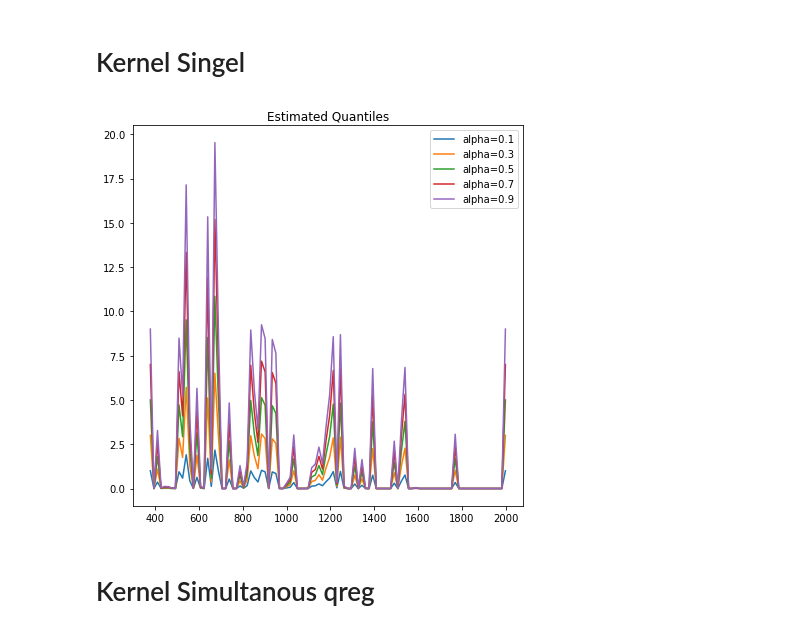
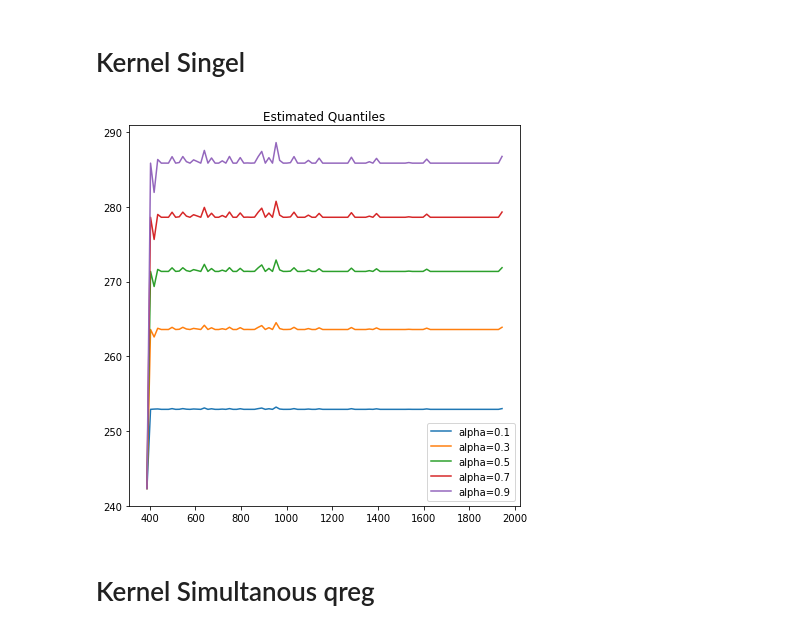
Before and after one commit to DimSum2k/Multi-Task-Quantile-Regression, a Jupyter notebook: Methods Comparaisons.ipynb, the cells around one changed output. Cells and saved outputs as stored; diff of their text form; code cells hidden in the pictures.

```diff
--- a/Methods Comparaisons.ipynb
+++ b/Methods Comparaisons.ipynb
@@ -81,14 +84,15 @@ plt.show()
 # %% [markdown]
 # Kernel Singel
 # %%
-nsample = len(x)
-X = x
+nsample = len(x_train)
+X = x_train.copy()
+y = y_train.copy()
 
 gauss_kernel = lambda u,v,sigma=1: np.exp(-np.sum((u-v)**2)/sigma**2)
-quantile_sol = lambda u,v: np.sum([v[i]*gauss_kernel(u,X[i]) for i in range(nsample)])
+quantile_sol = lambda u,v,b: np.sum([v[i]*gauss_kernel(u,X[i]) for i in range(nsample)]) + b
 
 sigma=0.1
-lambd = 0.1
+lambd = 1
 
 K = np.zeros((nsample,nsample))
 for i in range(nsample):
@@ -98,7 +102,7 @@ for i in range(nsample):
 alpha_l = probs
 
 # Generate a random non-trivial quadratic program.
-n = 3*nsample
+n = 3*nsample+1
 m = 4*nsample
 
 #np.random.seed(1)
@@ -113,37 +117,39 @@ G[2*nsample:3*nsample,0:nsample] = -K
 G[2*nsample:3*nsample,nsample:2*nsample] = -np.eye(nsample)
 G[3*nsample:4*nsample,0:nsample] = K
 G[3*nsample:4*nsample,2*nsample:3*nsample] = np.eye(nsample)
+G[2*nsample:3*nsample,-1] = -1
+G[3*nsample:4*nsample,-1] = 1
 
 h = np.zeros(m)
 h[2*nsample:3*nsample] = -y
 h[3*nsample:4*nsample] = y
 
 abscisse = np.linspace(min(X),max(X),100)
 plt.figure(figsize=(7,7))
 
 for alpha in alpha_l:
 
     q = np.zeros(n)
     q[nsample:2*nsample] = alpha
     q[2*nsample:3*nsample] = 1-alpha
 
     # Define and solve the CVXPY problem.
     x = cp.Variable(n)
     prob = cp.Problem(cp.Minimize(lambd*0.5*cp.quad_form(x, P) + q.T @ x),
                      [G @ x <= h])
     prob.solve()
 
-    w_opt = x.value[:nsample]
+    w_opt,b = x.value[:nsample],x.value[-1]
 
-    t = [quantile_sol(xi,w_opt) for xi in abscisse]
+    t = [quantile_sol(xi,w_opt,b) for xi in abscisse]
     plt.plot(abscisse, t, label="alpha={}".format(np.round(alpha,2)))
 
-
+#plt.plot(x_train, y_train, '.')
 plt.title("Estimated Quantiles")
 plt.legend()
 plt.show()
 # %% [output]
-[figure, old version]
+[figure, new version]
 # %% [markdown]
 # Kernel Simultanous qreg
 # %%
```
Also changed, not shown: parts of 1 cell of this notebook.
